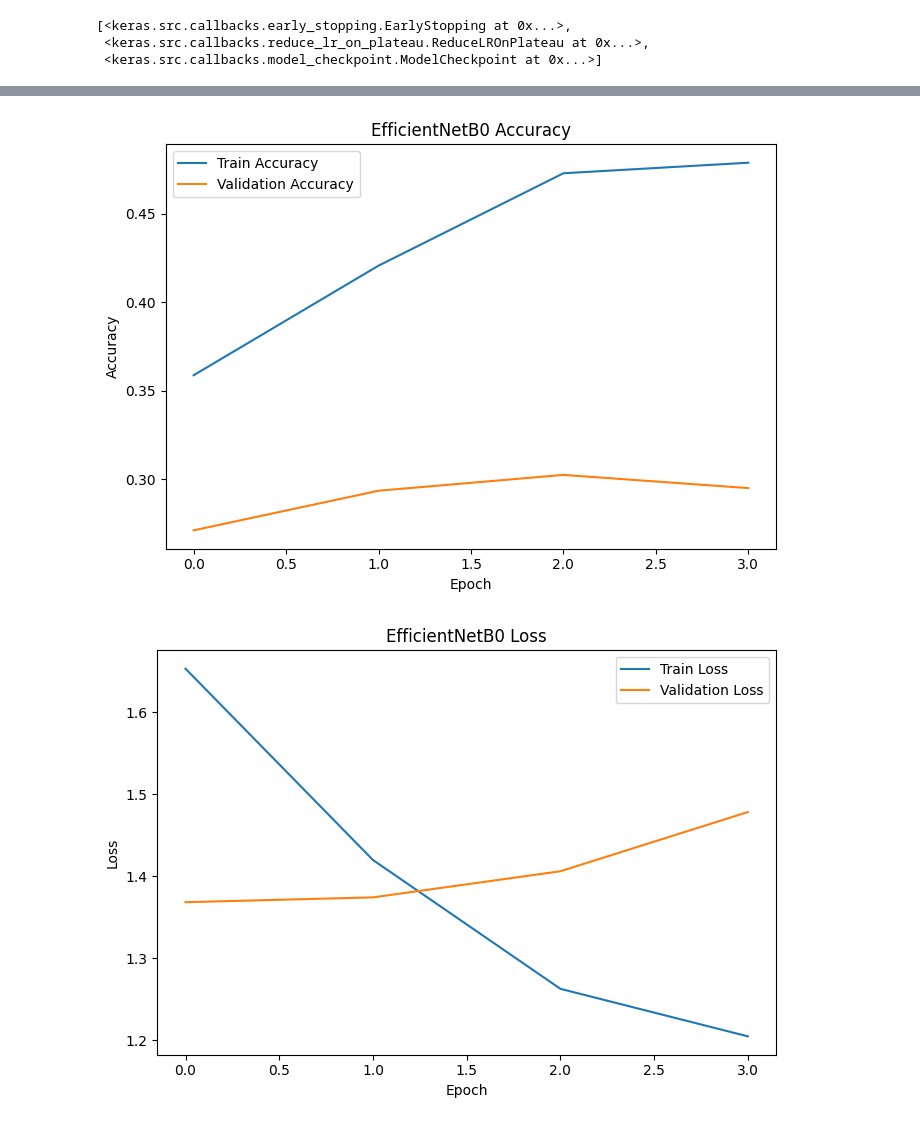
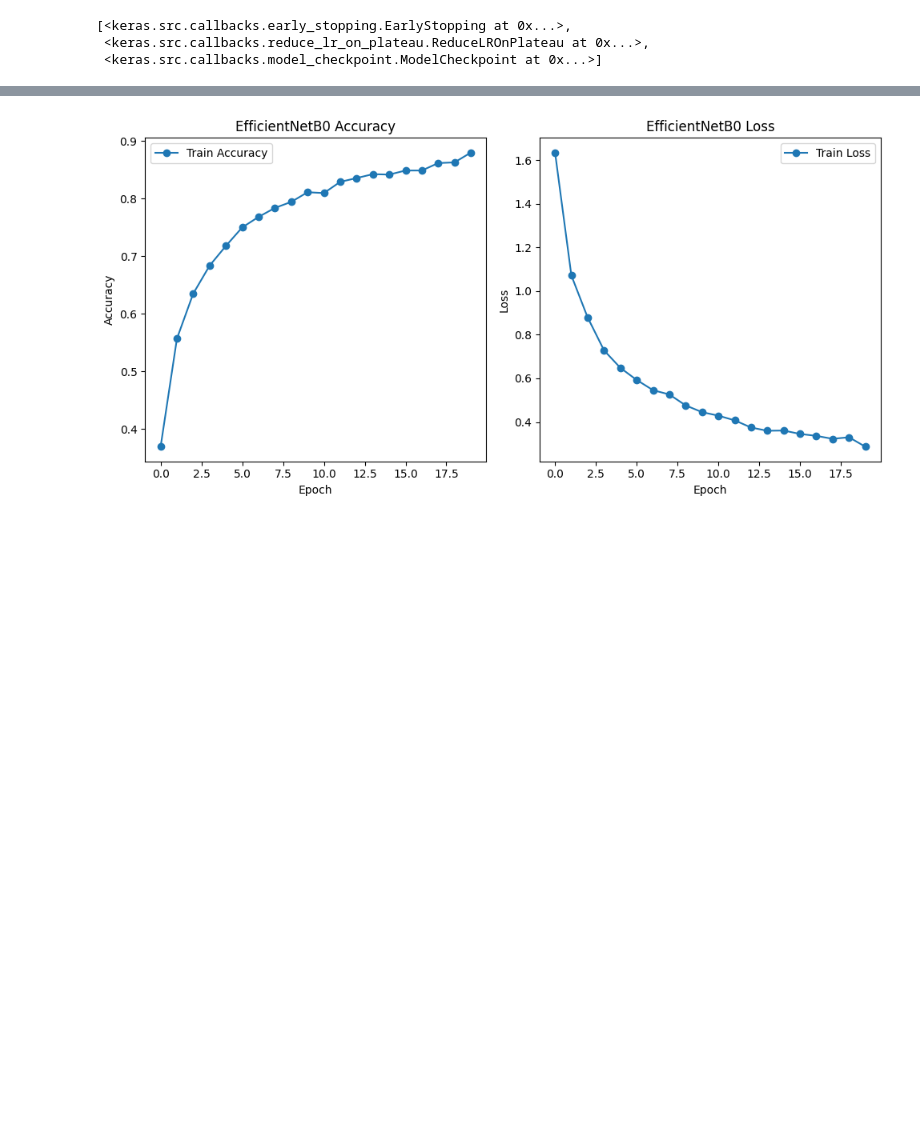
Before and after one commit to ninapascua/Rice-Leaf-Disease-Detection, a Jupyter notebook: notebooks/03_cnn.ipynb, the cells around one changed output, grey strips where cells are left out. Drawn from its saved outputs; the diff is of its cells as text; code cells hidden in the pictures; blank space fills up the shorter version.

```diff
--- a/notebooks/03_cnn.ipynb
+++ b/notebooks/03_cnn.ipynb
@@ -24,10 +24,10 @@ train_df = pd.read_csv("../data/processed/train.csv")
 val_df = pd.read_csv("../data/processed/validation.csv")
 
 train_df["filepath"] = train_df["filepath"].str.replace(
-    "data/processed/train", "data/raw/RiceLeafs/train", regex=False
+    "data/processed/train", "data/raw/train", regex=False
 )
 val_df["filepath"] = val_df["filepath"].str.replace(
-    "data/processed/validation", "data/raw/RiceLeafs/validation", regex=False
+    "data/processed/validation", "data/raw/validation", regex=False
 )
 
 train_df["full_path"] = train_df["filepath"].apply(lambda p: os.path.join("..", p))
@@ -135,29 +137,37 @@ Restoring model weights from the end of the best epoch: 1.
 # %%
 # =========================
-# CELL 7: FIRST PHASE LEARNING CURVES
+# CELL 7: FIRST TRAINING PHASE LEARNING CURVES
 # =========================
-plt.figure(figsize=(7, 5))
-plt.plot(history.history["accuracy"], label="Train Accuracy")
-plt.plot(history.history["val_accuracy"], label="Validation Accuracy")
+plt.figure(figsize=(10, 5))
+
+# --- Accuracy ---
+plt.subplot(1, 2, 1)
+plt.plot(history.history.get("accuracy", []), marker='o', label="Train Accuracy")
+
+if "val_accuracy" in history.history:
+    plt.plot(history.history["val_accuracy"], marker='o', label="Validation Accuracy")
+
 plt.title("EfficientNetB0 Accuracy")
 plt.xlabel("Epoch")
 plt.ylabel("Accuracy")
 plt.legend()
-plt.tight_layout()
-plt.show()
 
-plt.figure(figsize=(7, 5))
-plt.plot(history.history["loss"], label="Train Loss")
-plt.plot(history.history["val_loss"], label="Validation Loss")
+# --- Loss ---
+plt.subplot(1, 2, 2)
+plt.plot(history.history.get("loss", []), marker='o', label="Train Loss")
+
+if "val_loss" in history.history:
+    plt.plot(history.history["val_loss"], marker='o', label="Validation Loss")
+
 plt.title("EfficientNetB0 Loss")
 plt.xlabel("Epoch")
 plt.ylabel("Loss")
 plt.legend()
+
 plt.tight_layout()
 plt.show()
 # %% [output]
-[figure, old version]
+[figure, new version]
-[figure, removed]
 # %%
 # =========================
 # CELL 8: FINE-TUNING
```
Also changed, not shown: parts of 8 cells of this notebook, 32 other files.
